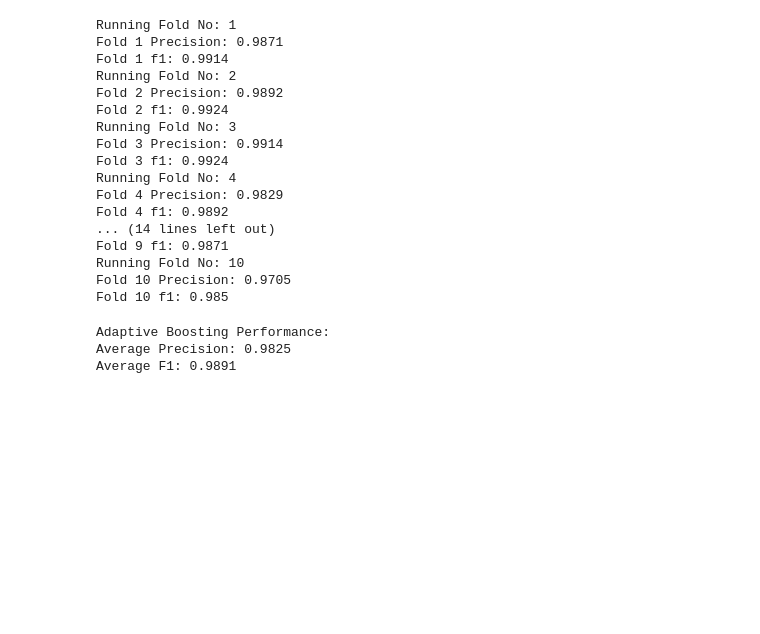
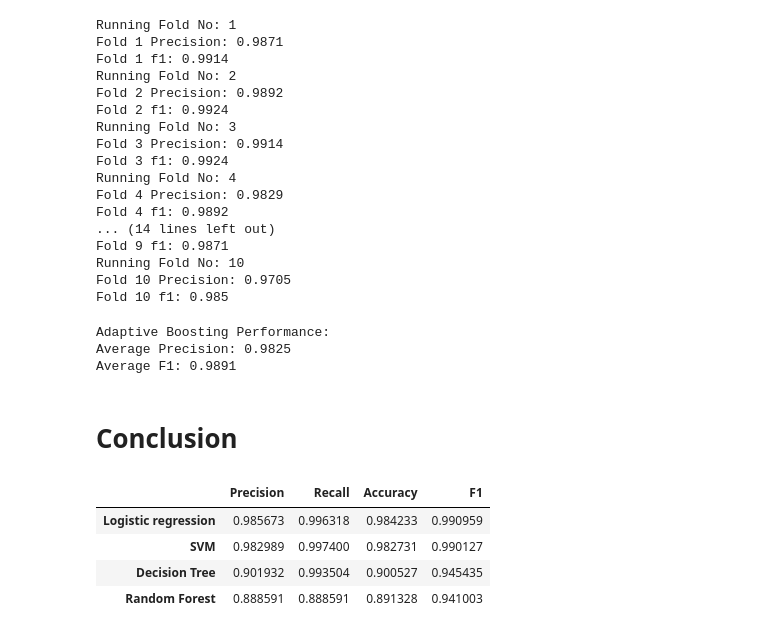
Before and after one commit to aarbisman/spam_classification, a Jupyter notebook: model_comparison.ipynb, the cells around one changed output. Drawn from its saved outputs; the diff is of its cells as text; code cells hidden in the pictures; blank space fills up the shorter version.

Commit message:
added conclusion

```diff
--- a/model_comparison.ipynb
+++ b/model_comparison.ipynb
@@ -800,3 +836,39 @@ print("Average F1:" ,round(np.mean(list(ada_f1s.values())), 4))
 Adaptive Boosting Performance:
 Average Precision: 0.9825
 Average F1: 0.9891
+# %% [markdown]
+# Conclusion
+# %%
+## Create a dataframe from a dictionary of average scores
+model_scores = {
+    'Logistic regression': [np.mean(list(lr_precisions.values())),
+                            np.mean(list(lr_recalls.values())),
+                            np.mean(list(lr_accuracies.values())),
+                            np.mean(list(lr_f1s.values()))],
+
+
+    'SVM': [np.mean(list(svm_precisions.values())),
+            np.mean(list(svm_recalls.values())),
+            np.mean(list(svm_accuracies.values())),
+            np.mean(list(svm_f1s.values()))],
+
+    'Decision Tree' : [np.mean(list(dt_precisions.values())),
+                       np.mean(list(dt_recalls.values())),
+                       np.mean(list(dt_accuracies.values())),
+                       np.mean(list(dt_f1s.values()))],
+
+    'Random Forest' : [np.mean(list(rf_precisions.values())),
+                       np.mean(list(rf_recalls.values())),
+                       np.mean(list(rf_accuracies.values())),
+                       np.mean(list(rf_f1s.values()))]
+}
+
+model_scores_df = pd.DataFrame.from_dict(model_scores, orient = 'index', columns = ['Precision', 'Recall', 'Accuracy', 'F1'])#.transpose()
+
+model_scores_df.head()
+# %% [output]
+|  | Precision | Recall | Accuracy | F1 |
+| Logistic regression | 0.985673 | 0.996318 | 0.984233 | 0.990959 |
+| SVM | 0.982989 | 0.997400 | 0.982731 | 0.990127 |
+| Decision Tree | 0.901932 | 0.993504 | 0.900527 | 0.945435 |
+| Random Forest | 0.888591 | 0.888591 | 0.891328 | 0.941003 |
```
Also changed, not shown: parts of 24 cells of this notebook.
